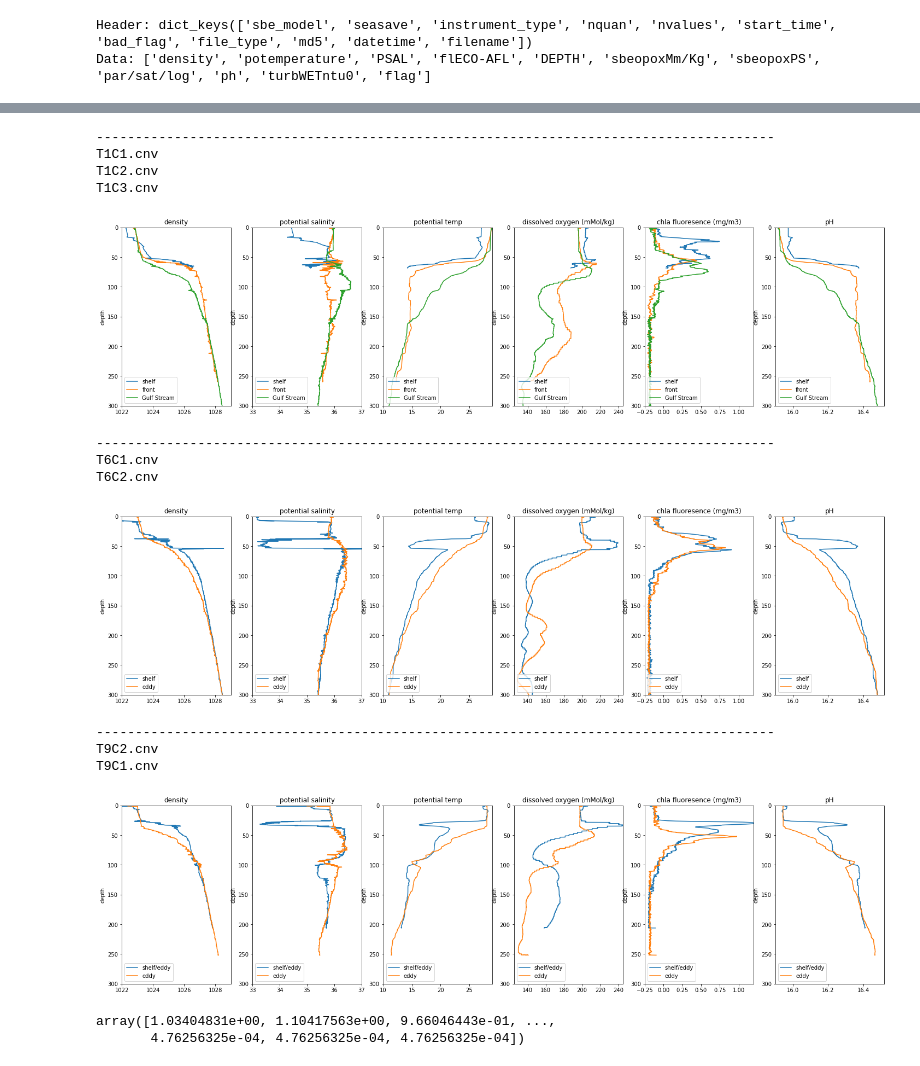
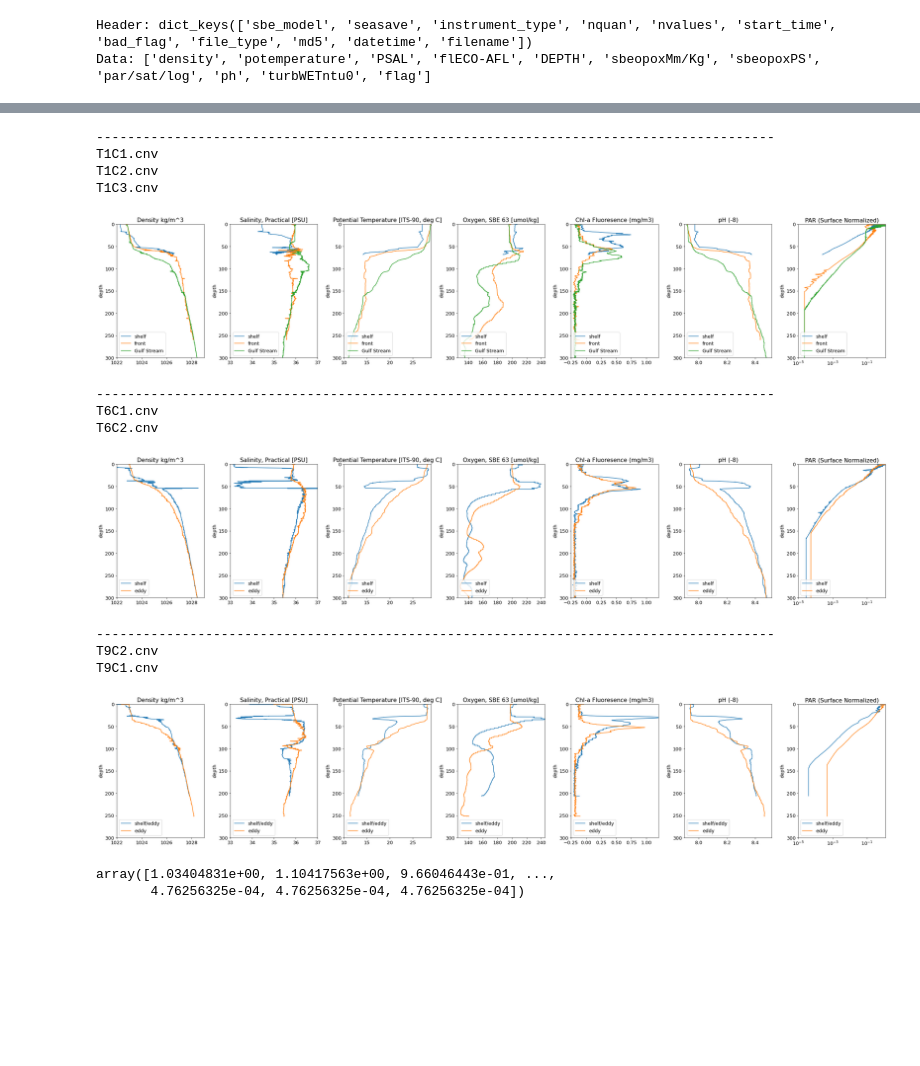
Before and after one commit to patrickcgray/gulf_stream_meanders, a Jupyter notebook: processing_sept_ctd.ipynb, the cells around one changed output, grey strips where cells are left out. Saved outputs shown, nothing was run; the diff lists cells and outputs as text; code cells hidden in the pictures; blank space fills up the shorter version.

Commit message:
adding polished version of CTD figures

```diff
--- a/processing_sept_ctd.ipynb
+++ b/processing_sept_ctd.ipynb
@@ -38,3 +38,7 @@ print("Data: %s" % transects[0][0].keys())
 # %% [output]
 Header: dict_keys(['sbe_model', 'seasave', 'instrument_type', 'nquan', 'nvalues', 'start_time', 'bad_flag', 'file_type', 'md5', 'datetime', 'filename'])
 Data: ['density', 'potemperature', 'PSAL', 'flECO-AFL', 'DEPTH', 'sbeopoxMm/Kg', 'sbeopoxPS', 'par/sat/log', 'ph', 'turbWETntu0', 'flag']
+# %%
+for transect in transects:
+    for profile in transect:
+        print(profile.attributes['start_time'])
@@ -40,0 +53,2 @@ Data: ['density', 'potemperature', 'PSAL', 'flECO-AFL', 'DEPTH', 'sbeopoxMm/Kg',
+# %%
+plt.rcParams.update({'font.size': 13})
@@ -41,55 +58,73 @@ Data: ['density', 'potemperature', 'PSAL', 'flECO-AFL', 'DEPTH', 'sbeopoxMm/Kg',
 # %%
 colors=['blue','red', 'orange']
 
-ctd_vars = ['density','PSAL', 'potemperature', 'sbeopoxMm/Kg', 'flECO-AFL','ph']
-names = ['density','potential salinity', 'potential temp', 'dissolved oxygen (mMol/kg)', 'chla fluoresence (mg/m3)', 'pH']
+# name 0 = density00: Density [density, kg/m^3]
+# name 1 = potemp090C: Potential Temperature [ITS-90, deg C]
+# name 2 = sal00: Salinity, Practical [PSU]
+# name 3 = flECO-AFL: Fluorescence, WET Labs ECO-AFL/FL [mg/m^3]
+# name 4 = depSM: Depth [salt water, m], lat = 35.00
+# name 5 = sbeopoxMm/Kg: Oxygen, SBE 63 [umol/kg]
+# name 6 = sbeopoxPS: Oxygen, SBE 63 [% saturation]
+# name 7 = par/sat/log: PAR/Logarithmic, Satlantic
+# name 8 = ph: pH
+# name 9 = turbWETntu0: Turbidity, WET Labs ECO [NTU]
+# name 10 = flag:  0.000e+00
+
+ctd_vars = ['density','PSAL', 'potemperature', 'sbeopoxMm/Kg', 'flECO-AFL','ph', 'par/sat/log']
+names = ['Density kg/m^3','Salinity, Practical [PSU]', 'Potential Temperature [ITS-90, deg C]', 'Oxygen, SBE 63 [umol/kg]', 'Chl-a Fluoresence (mg/m3)', 'pH (-8)', 'PAR (Surface Normalized)']
 labels = [['shelf', 'front', 'Gulf Stream'], ['shelf', 'eddy'],['shelf/eddy', 'eddy']]
 
-lims = [[1022,1029],[33,37],[10,29],[125,245],[-0.25,1.2],[15.9,16.52]]
+lims = [[1022,1029],[33,37],[10,29],[125,245],[-0.25,1.2],[15.9-8,16.52-8],[0.00001, 1.2]]
+
+transect_names = ['transect1','transect6', 'transect9']
 
 for oidx, transect in enumerate(transects):
 
-    fig, ax = plt.subplots(1,6,figsize=(25,6))
+    fig, ax = plt.subplots(1,7,figsize=(30,6))
 
     print('---------------------------------------------------------------------------------------')
     for profile in transect:
         print(profile.attributes['filename'])
 
 
-    for i, a in enumerate([ax[0],ax[1],ax[2],ax[3],ax[4],ax[5]]):
+    for i, a in enumerate([ax[0],ax[1],ax[2],ax[3],ax[4],ax[5],ax[6]]):
 
         for j, profile in enumerate(transect):
             var_to_plot = profile[ctd_vars[i]]
             if ctd_vars[i] == 'flECO-AFL' or ctd_vars[i] == 'turbWETntu0':
                 w=9
                 var_to_plot = np.convolve(var_to_plot, np.ones(w), 'same') / w
             if ctd_vars[i] == 'par/sat/log':
                 var_to_plot = var_to_plot.data / np.mean(var_to_plot.data[:10])
+            if ctd_vars[i] == 'ph':
+                var_to_plot = var_to_plot - 8
             a.plot(var_to_plot, profile['DEPTH'], alpha=1, label=labels[oidx][j])
             # plt.plot(profile['TEMP2'], z,'g')
     #         a.set_xlabel('temperature')
             a.set_ylabel('depth')
             a.set_ylim(300,0)
             a.set_xlim(lims[i][0],lims[i][1])
             if ctd_vars[i] == 'par/sat/log':
                 a.set_xscale('log')
             a.set_title(names[i])
         a.legend(loc='lower left')
+    fig.tight_layout()
+    plt.savefig('ctd_data_'+transect_names[oidx]+'.png',dpi=450)
     plt.show()
 # %% [output]
 ---------------------------------------------------------------------------------------
 T1C1.cnv
 T1C2.cnv
 T1C3.cnv
-[figure, old version]
+[figure, new version]
 ---------------------------------------------------------------------------------------
 T6C1.cnv
 T6C2.cnv
-[figure, old version]
+[figure, new version]
 ---------------------------------------------------------------------------------------
 T9C2.cnv
 T9C1.cnv
-[figure, old version]
+[figure, new version]
 # %%
 # %% [output]
 array([1.03404831e+00, 1.10417563e+00, 9.66046443e-01, ...,
```
Also changed, not shown: parts of 2 cells of this notebook.
